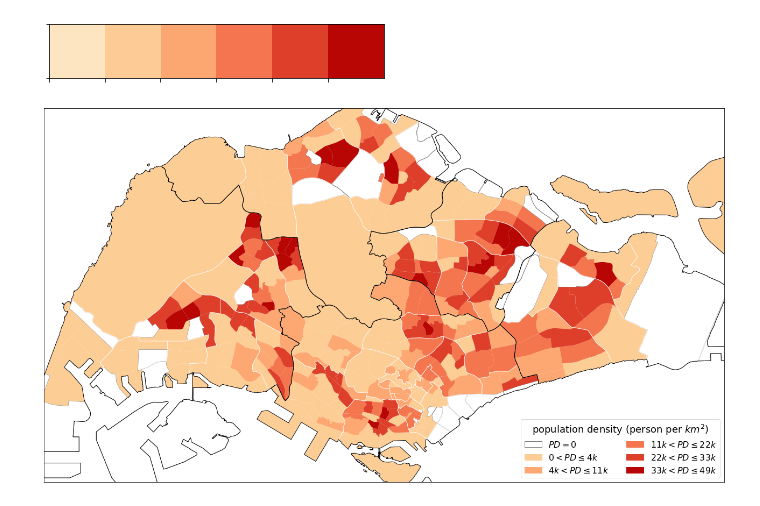
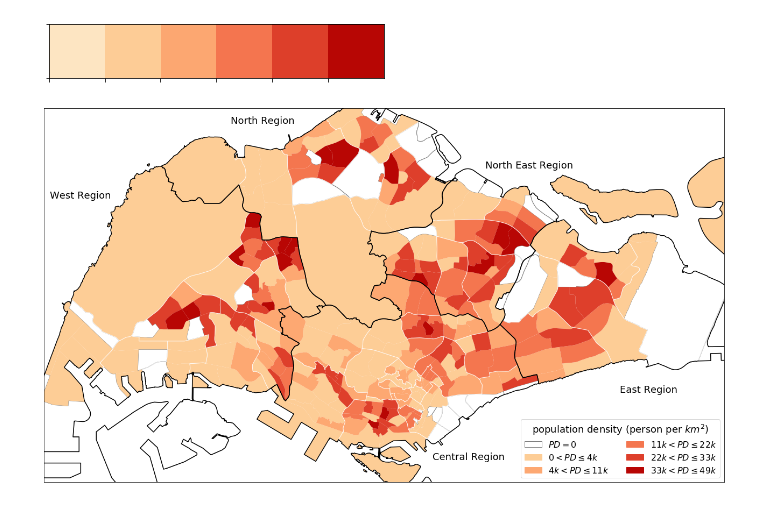
Before and after one commit to wcchin/SG_transit_analysis, a Jupyter notebook: analysis/data_figures.ipynb, the cells around one changed output. Drawn from its saved outputs; the diff is of its cells as text; code cells hidden in the pictures.

```diff
--- a/analysis/data_figures.ipynb
+++ b/analysis/data_figures.ipynb
@@ -96,32 +101,37 @@ fig, ax = plt.subplots(figsize=(20,10))
 patches = []
 temp = subzone2[subzone2["population_density"]==0]
 temp.plot(fc="white", ax=ax, ec="gray")
 lab = "$PD=0$"
 pat = mpatches.Patch(color="w", ec="gray", label=lab)
 patches.append(pat)
 
 for i in range(len(breaks[:-1])):
     c = current_palette[i+1]
     temp = subzone2[subzone2["population_density"]>breaks[i]]
     temp = temp[temp["population_density"]<=breaks[i+1]]
     temp.plot(fc=c, ax=ax)
     if breaks[i]==0:
         lab = "$0<PD\leq{}k$".format(int(breaks[i+1]/1000))
     else:
         lab = "${}k<PD\leq{}k$".format(int(breaks[i]/1000), int(breaks[i+1]/1000))
     pat = mpatches.Patch(color=c, label=lab)
     patches.append(pat)
 leg = ax.legend(handles=patches, ncol=2, fontsize=16, loc="lower right")
 leg.set_title("population density (person per $km^2$)", prop={'size':18})
 
 parea.plot(fc="none", ec="white", alpha=.6, ax=ax)
-region.plot(fc="none", ec="k", ax=ax)
+region.plot(fc="none", ec="k", lw=1.5, ax=ax)
+ax.annotate("West Region", (9000, 44000), ha="right", fontsize=18)
+ax.annotate("North Region", (17000, 49000), ha="left", fontsize=18)
+ax.annotate("North East Region", (34000, 46000), ha="left", fontsize=18)
+ax.annotate("East Region", (43000, 31000), ha="left", fontsize=18)
+ax.annotate("Central Region", (30500, 26500), ha="left", fontsize=18)
 ax.set_xlim([4500,50000])
 ax.set_ylim([25000,50000])
 ax.set_xticks([])
 ax.set_yticks([])
 #ax.set_title("Population Density")
 plt.tight_layout()
 plt.savefig("figs/population_density_map.png", bbox_inches="tight", dpi=100)
 # %% [output]
-[figure, old version]
+[figure, new version]
```
Also changed, not shown: parts of 17 cells of this notebook, 4 other files.
